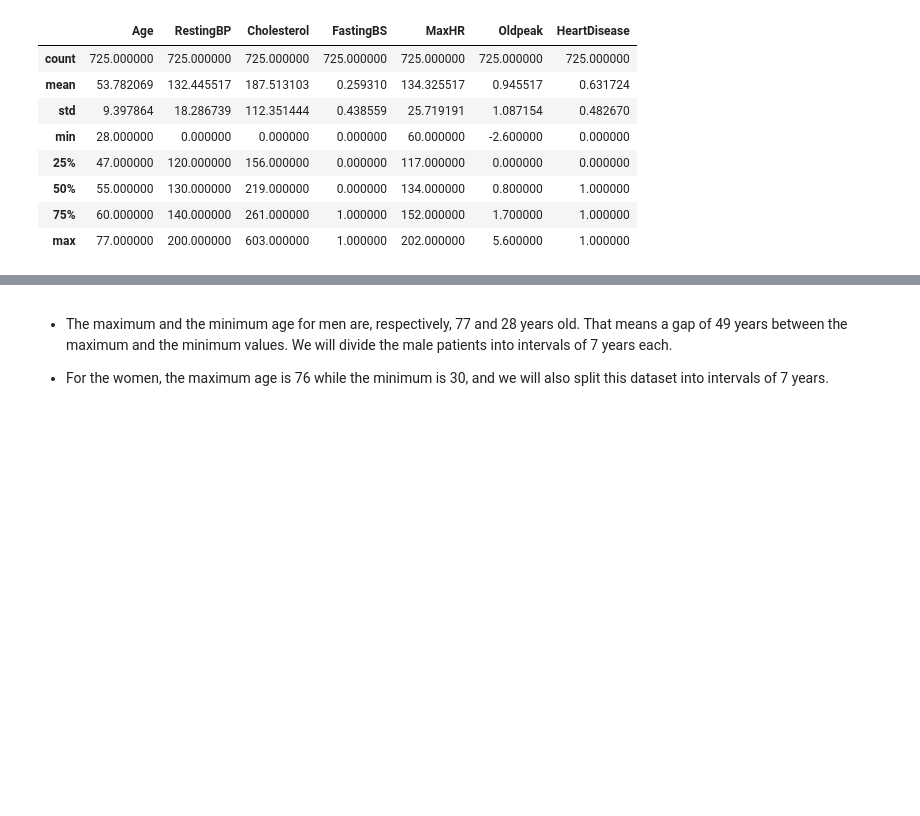
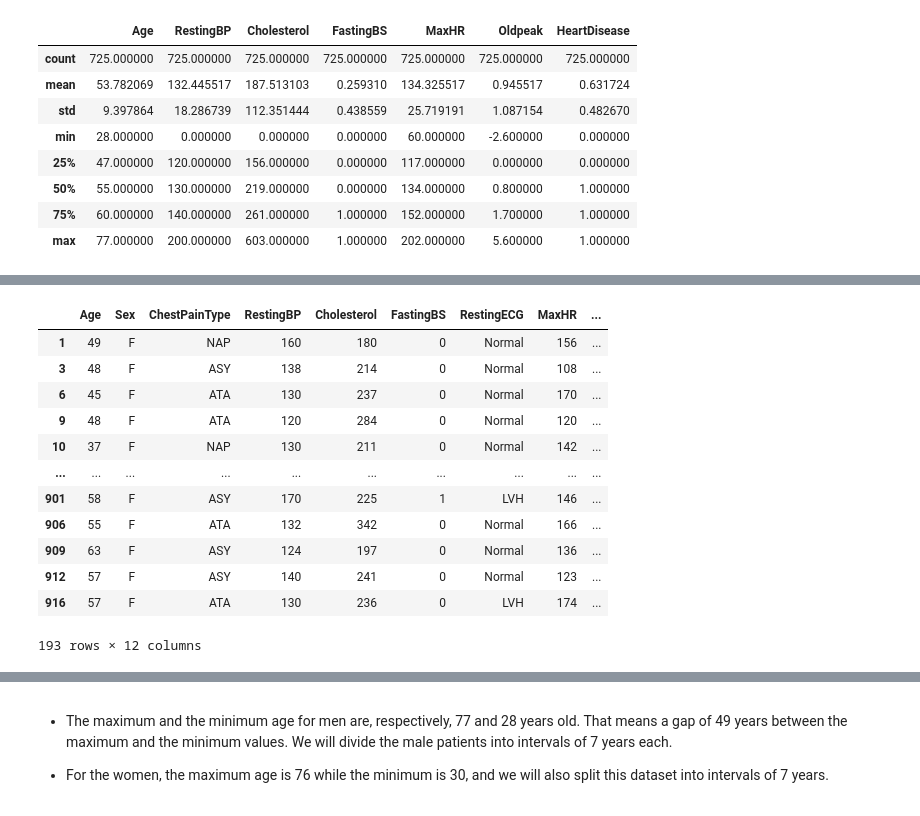
Before and after one commit to RenatodaCostaSantos/Data_science_projects, a Jupyter notebook: cardio-again/notebooks/Notebook_to_nodes.ipynb, the cells around one changed output, grey strips where cells are left out. Saved outputs shown, nothing was run; the diff lists cells and outputs as text; code cells hidden in the pictures; blank space fills up the shorter version.

```diff
--- a/cardio-again/notebooks/Notebook_to_nodes.ipynb
+++ b/cardio-again/notebooks/Notebook_to_nodes.ipynb
@@ -435,10 +336,12 @@ The most common ways to replace data like that are:
 - Replace the values with the mean of the distribution after grouping it, for example, using the age feature or any other feature that might be relevant according to the data.
 
 We will use the last approach, which will probably keep the overall quality of the data.
-# %%
-def _separete_male_female(df: pd.DataFrame, string: pd.StringDtype) -> pd.DataFrame:
-    sex_df = heart_df[heart_df['Sex'] == string]
-    return sex_df
+# %%
+def _separete_male_female(df: pd.DataFrame) -> pd.DataFrame:
+    sex = ['M', 'F']
+    male = df[df['Sex'] == sex[0]]
+    female = df[df['Sex'] == sex[1]]
+    return male,female
 # %%
 # Creating a dataset for male and female patients
 # male = heart_df[heart_df['Sex'] == 'M']
@@ -459,4 +372,7 @@ male.describe()
 | 75% | 60.000000 | 140.000000 | 261.000000 | 1.000000 | 152.000000 | 1.700000 | 1.000000 |
 | max | 77.000000 | 200.000000 | 603.000000 | 1.000000 | 202.000000 | 5.600000 | 1.000000 |
 # %%
-female = _separete_male_female(heart_df,'F')
+female = _separete_male_female(heart_df)[1]
+# %%
+female
+# %% [output]
@@ -463,3 +380,16 @@ female = _separete_male_female(heart_df,'F')
+|  | Age | Sex | ChestPainType | RestingBP | Cholesterol | FastingBS | RestingECG | MaxHR | ... |
+| 1 | 49 | F | NAP | 160 | 180 | 0 | Normal | 156 | ... |
+| 3 | 48 | F | ASY | 138 | 214 | 0 | Normal | 108 | ... |
+| 6 | 45 | F | ATA | 130 | 237 | 0 | Normal | 170 | ... |
+| 9 | 48 | F | ATA | 120 | 284 | 0 | Normal | 120 | ... |
+| 10 | 37 | F | NAP | 130 | 211 | 0 | Normal | 142 | ... |
+| ... | ... | ... | ... | ... | ... | ... | ... | ... | ... |
+| 901 | 58 | F | ASY | 170 | 225 | 1 | LVH | 146 | ... |
+| 906 | 55 | F | ATA | 132 | 342 | 0 | Normal | 166 | ... |
+| 909 | 63 | F | ASY | 124 | 197 | 0 | Normal | 136 | ... |
+| 912 | 57 | F | ASY | 140 | 241 | 0 | Normal | 123 | ... |
+| 916 | 57 | F | ATA | 130 | 236 | 0 | LVH | 174 | ... |
+193 rows × 12 columns
 # %%
 female.describe()
 # %% [output]
```
Also changed, not shown: parts of 78 cells of this notebook, 1 other file.
